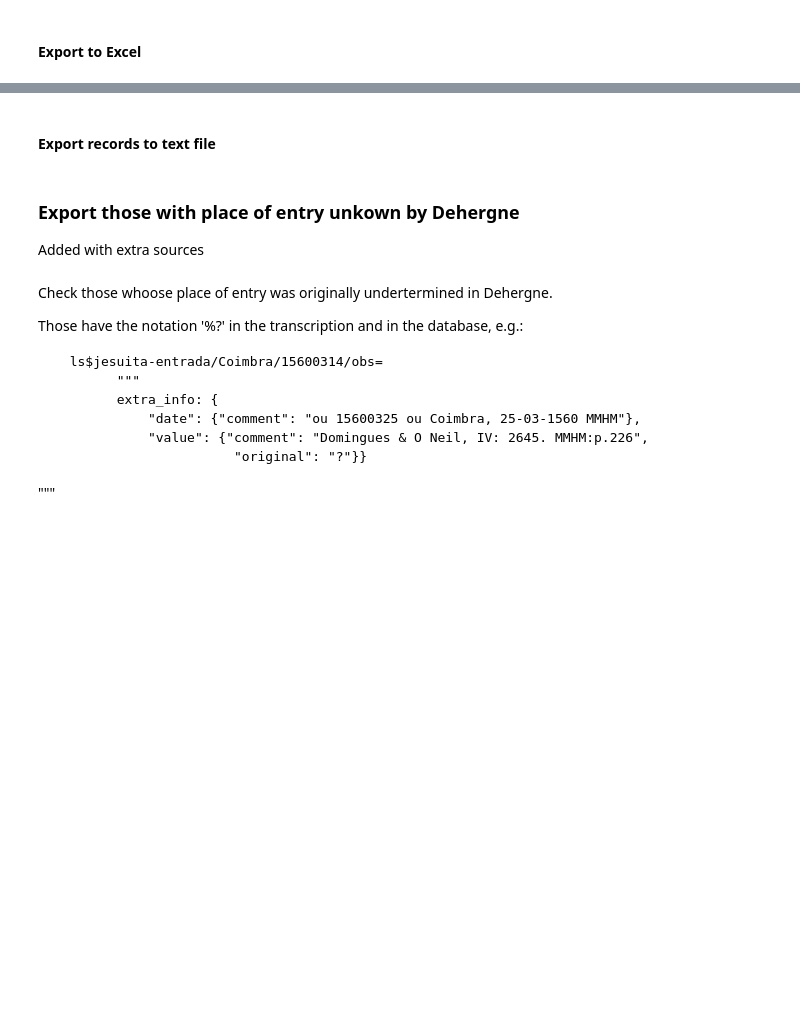
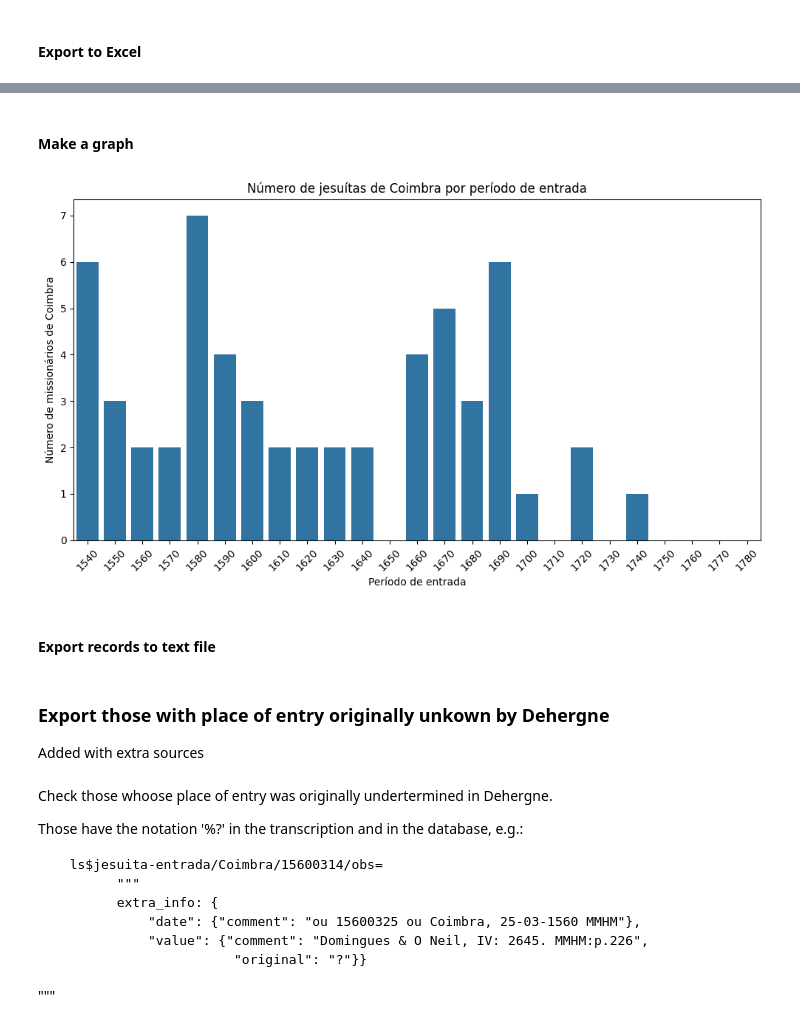
Before and after one commit to joaquimrcarvalho/dehergne-locations, a Jupyter notebook: notebooks/dehergne_analysis.ipynb, the cells around one changed output, grey strips where cells are left out. Cells and saved outputs as stored; diff of their text form; code cells hidden in the pictures; blank space fills up the shorter version.

```diff
--- a/notebooks/dehergne_analysis.ipynb
+++ b/notebooks/dehergne_analysis.ipynb
@@ -759,0 +858,9 @@ jesuita_entrada_embarque[cols].to_excel(f"jesuita-entrada-{place_of_entry}.xlsx"
+# %%
+# Extract year from jesuita-entrada.date
+jesuita_entrada_embarque['ano_entrada'] = jesuita_entrada_embarque['jesuita-entrada.date'].str[:4]
+# Convert 'ano_entrada' to integer
+jesuita_entrada_embarque['ano_entrada'] = jesuita_entrada_embarque['ano_entrada'].astype(int)
+# Count 'ano_entrada' per periods of 10 years starting from 1540
+jesuita_entrada_embarque['periodo_entrada'] = (jesuita_entrada_embarque['ano_entrada'] - 1540) // 10 * 10 + 1540
+# Show columns jesuita-entrada.date, ano_entrada, periodo
+jesuita_entrada_embarque[['jesuita-entrada.date','ano_entrada','periodo_entrada']].sort_values('jesuita-entrada.date').head(10)
@@ -759,0 +901,5 @@ jesuita_entrada_embarque[cols].to_excel(f"jesuita-entrada-{place_of_entry}.xlsx"
+# %%
+# fill missing periods with 0
+df_period_place_of_entry = jesuita_entrada_embarque.groupby('periodo_entrada')['name'].count().reset_index().sort_values('periodo_entrada')
+df_period_place_of_entry = df_period_place_of_entry.set_index('periodo_entrada').reindex(range(1540, 1790, 10)).fillna(0).reset_index()
+df_period_place_of_entry
@@ -760,9 +924,33 @@ jesuita_entrada_embarque[cols].to_excel(f"jesuita-entrada-{place_of_entry}.xlsx"
+# %% [markdown]
+#### Make a graph
+# %%
+# make a chart of the number of jesuitas-entrada per period ignoring period < 1540
+# Label the vertical axis as "Número de missionários de Coimbra"
+# Label the horizontal axis as "Período de entrada"
+import matplotlib.pyplot as plt
+import seaborn as sns
+
+# create a bar plot
+plt.figure(figsize=(12, 6))
+sns.barplot(data=df_period_place_of_entry, x='periodo_entrada', y='name')
+plt.xticks(rotation=45)
+plt.title(f'Número de jesuítas de Coimbra por período de entrada')
+
+# Label the vertical axis
+plt.ylabel('Número de missionários de Coimbra')
+
+# Label the horizontal axis
+plt.xlabel('Período de entrada')
+
+plt.show()
+# %% [output]
+[figure, added]
 # %% [markdown]
 #### Export records to text file
 # %%
 tlnb.db.export_as_kleio(jesuita_entrada_embarque.index.unique(), f"jesuita-entrada-{place_of_entry}.txt")
 # %% [markdown]
-### Export those with place of entry unkown by Dehergne
+### Export those with place of entry originally unkown by Dehergne
 
 Added with extra sources
 # %% [markdown]
```
Also changed, not shown: parts of 16 cells of this notebook, 10 other files.
